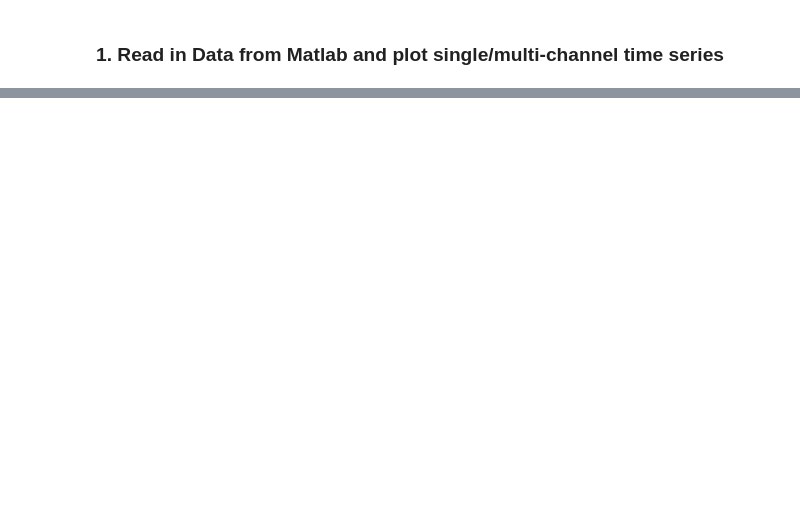
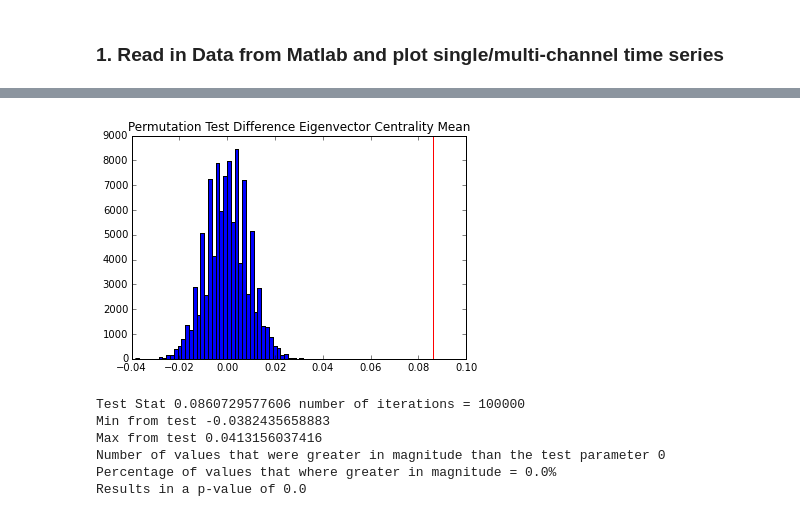
Before and after one commit to Rick-E/Honours, a Jupyter notebook: research_report/python_code/Honours_Data_Pipeline.ipynb, the cells around one changed output, grey strips where cells are left out. Drawn from its saved outputs; the diff is of its cells as text; code cells hidden in the pictures; blank space fills up the shorter version.

```diff
--- a/research_report/python_code/Honours_Data_Pipeline.ipynb
+++ b/research_report/python_code/Honours_Data_Pipeline.ipynb
@@ -283,0 +190,19 @@ plt.colorbar(img2,cmap=cmap2)
+# %%
+def f1(x):
+    return 1.0/math.sqrt(x)
+f1 = np.vectorize(f1)
+# %%
+it = 0
+step = 2000
+count = 0
+nets = 100000/step
+alp = 0.05
+cvv = 3
+ref = 1
+cc = 10
+tnet = nets*(1+cc)
+master_set = copy.deepcopy(MEG_DATAexr[1][1][0:100,0:100000])*1e12
+graphs = [[]for i in range(0,tnet)]
+PCN = [[]for i in range(0,tnet)]
+
+print 'fin'
@@ -283,0 +293,34 @@ plt.colorbar(img2,cmap=cmap2)
+# %%
+D_test = []
+ECMM = copy.deepcopy(ECM[0:50])
+ECMM.extend(copy.deepcopy(ECM[50:100]))
+Iter = 100000
+
+for i in range(0,Iter):
+    np.random.shuffle(ECMM)
+    TEST_MEAN = [np.mean(ECMM[0:50]),np.mean(ECMM[50:100])]
+    D_test.append((TEST_MEAN[0] - TEST_MEAN[1]))
+
+tally = 0
+for k in range(0,len(D_test)):
+    if abs(D_test[k])>=abs(DIFF):
+        tally = tally+1
+
+plt.hist(D_test,bins=50)
+plt.axvline(x=DIFF,color='red')
+plt.title('Permutation Test Difference Eigenvector Centrality Mean')
+plt.show()
+print 'Test Stat ' +str(DIFF) + " number of iterations = "+str(Iter)
+print "Min from test " +str(min(D_test))
+print "Max from test " + str(max(D_test))
+print 'Number of values that were greater in magnitude than the test parameter ' +str(tally)
+print 'Percentage of values that where greater in magnitude = ' +str(1.0*tally/(1.0*Iter)*100)+"%"
+print 'Results in a p-value of ' +str((1.0*tally/(1.0*Iter)))
+# %% [output]
+[figure, added]
+Test Stat 0.0860729577606 number of iterations = 100000
+Min from test -0.0382435658883
+Max from test 0.0413156037416
+Number of values that were greater in magnitude than the test parameter 0
+Percentage of values that where greater in magnitude = 0.0%
+Results in a p-value of 0.0
```
Also changed, not shown: parts of 75 cells of this notebook.
